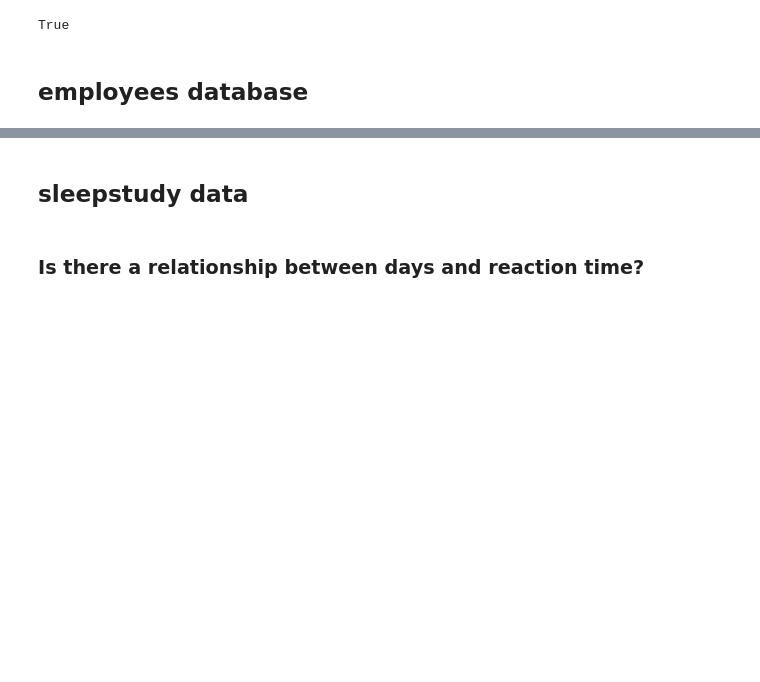
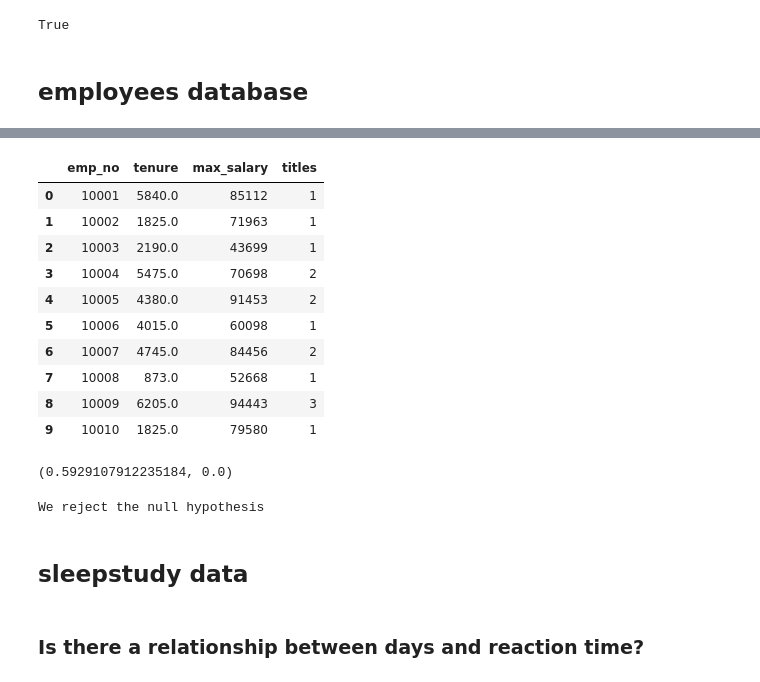
Before and after one commit to JacobPaxton/statistics-exercises, a Jupyter notebook: hypothesis_testing.ipynb, the cells around one changed output, grey strips where cells are left out. Saved outputs shown, nothing was run; the diff lists cells and outputs as text; code cells hidden in the pictures; blank space fills up the shorter version.

```diff
--- a/hypothesis_testing.ipynb
+++ b/hypothesis_testing.ipynb
@@ -610,0 +329,12 @@ stats.pearsonr(dfa.tenure, dfa.max_salary)
+# %%
+# Create dataframe with tenure and max salary of each employee
+sql =   """
+            SELECT emp_no,
+                SUM(datediff(to_date, from_date)) as tenure,
+                MAX(salary) as max_salary
+            FROM salaries
+            WHERE to_date < curdate()
+            GROUP BY emp_no;
+        """
+df = pd.read_sql(sql, url)
+df.head()
@@ -613,3 +369,0 @@ stats.pearsonr(dfa.tenure, dfa.max_salary)
-# %%
-titles = pd.read_sql('SELECT emp_no, title FROM titles', url)
-titles.head(20)
@@ -644,3 +369,0 @@ agg_titles.head(5)
-# %%
-df = df.merge(agg_titles, on='emp_no')
-df.head(20)
@@ -668,0 +370,9 @@ stats.pearsonr(df.tenure, df.title)
+# %%
+# Grab tenure and title count
+sql =   """
+            SELECT emp_no, COUNT(title) as titles
+            FROM titles
+            GROUP BY emp_no;
+        """
+df2 = pd.read_sql(sql, url)
+df2.head(10)
@@ -668,0 +391,16 @@ stats.pearsonr(df.tenure, df.title)
+# %%
+# Merge this query with previous dataframe
+df = df.merge(df2, on='emp_no')
+df.head(10)
+# %% [output]
+|  | emp_no | tenure | max_salary | titles |
+| 0 | 10001 | 5840.0 | 85112 | 1 |
+| 1 | 10002 | 1825.0 | 71963 | 1 |
+| 2 | 10003 | 2190.0 | 43699 | 1 |
+| 3 | 10004 | 5475.0 | 70698 | 2 |
+| 4 | 10005 | 4380.0 | 91453 | 2 |
+| 5 | 10006 | 4015.0 | 60098 | 1 |
+| 6 | 10007 | 4745.0 | 84456 | 2 |
+| 7 | 10008 | 873.0 | 52668 | 1 |
+| 8 | 10009 | 6205.0 | 94443 | 3 |
+| 9 | 10010 | 1825.0 | 79580 | 1 |
@@ -669,3 +410,17 @@ stats.pearsonr(df.tenure, df.title)
+# %%
+# Calculate correlation and p-value
+corr, p = stats.pearsonr(df.tenure, df.titles)
+corr, p
+# %% [output]
+(0.5929107912235184, 0.0)
+# %%
+# Is there a relationship?
+if p > alpha:
+    print('We accept the null hypothesis')
+else:
+    print('We reject the null hypothesis')
+# %% [output]
+We reject the null hypothesis
 # %% [markdown]
 ## sleepstudy data
 # %% [markdown]
```
Also changed, not shown: parts of 93 cells of this notebook.
